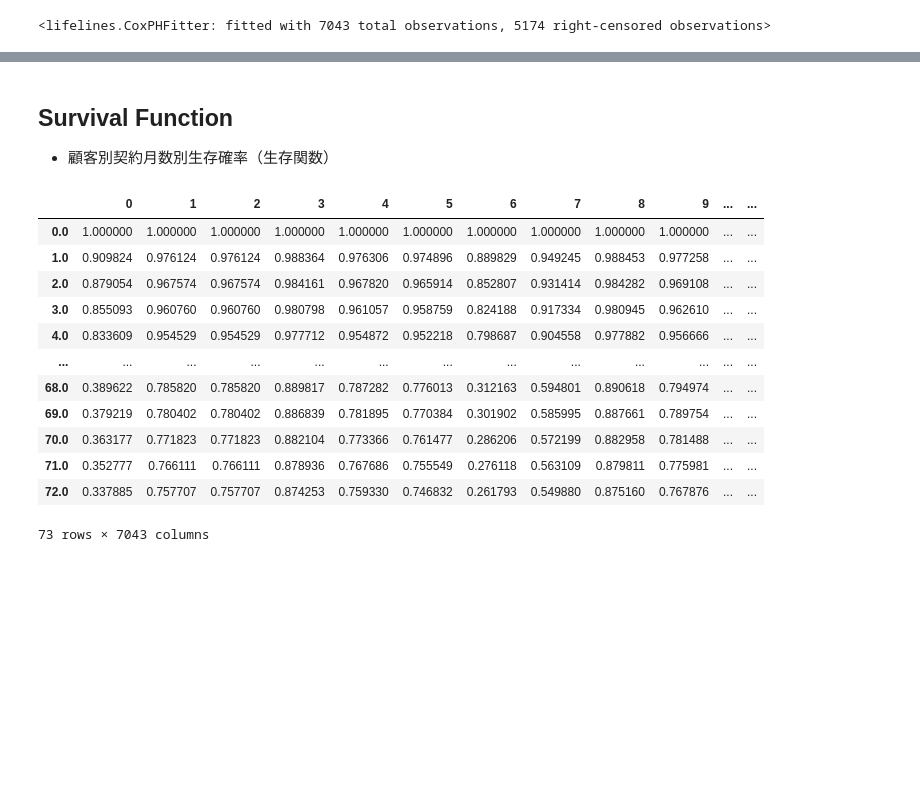
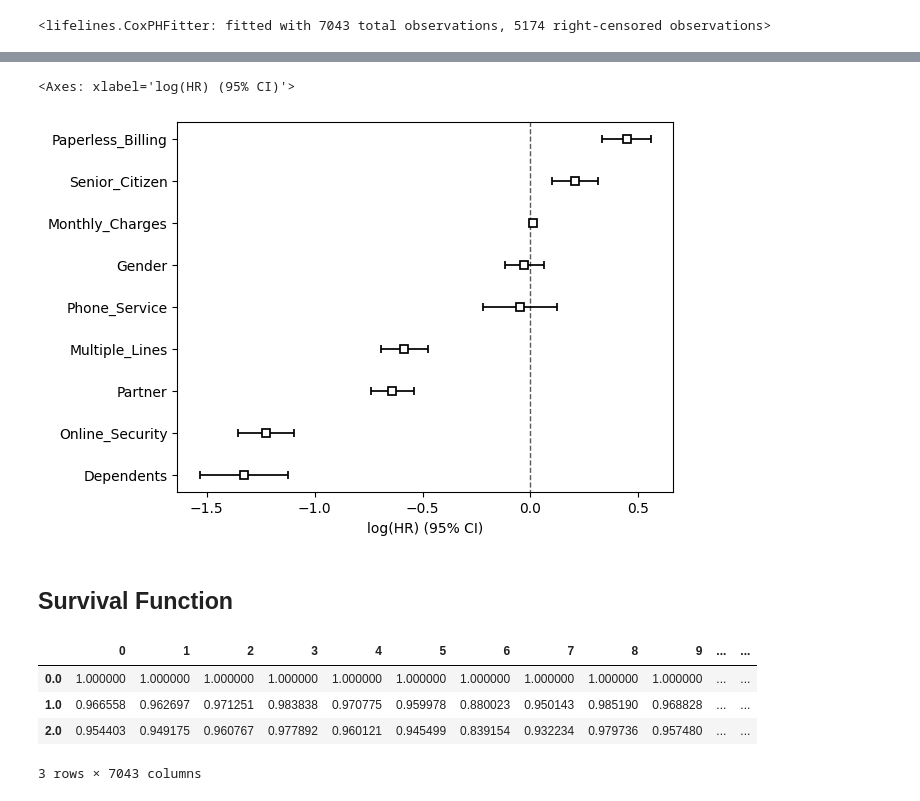
Before and after one commit to Kay-YOSHI/Survival-Analysis, a Jupyter notebook: survival_analysis.ipynb, the cells around one changed output, grey strips where cells are left out. Saved outputs shown, nothing was run; the diff lists cells and outputs as text; code cells hidden in the pictures; blank space fills up the shorter version.

```diff
--- a/survival_analysis.ipynb
+++ b/survival_analysis.ipynb
@@ -84,6 +113,8 @@ df[list_of_cols] = df[list_of_cols].replace({'Yes': 1, 'No': 0})
 
 # その他変換
 df['Gender'] = df['Gender'].replace({'Male':1, 'Female':0})
+df['Multiple_Lines'] = df['Multiple_Lines'].replace({'Yes': 1, 'No': 0, 'No phone service': 0})
+df['Online_Security'] = df['Online_Security'].replace({'Yes': 1, 'No': 0, 'No internet service': 0})
 
 df.head(3)
 # %% [output]
@@ -94,7 +125,18 @@ df.head(3)
 3 rows × 33 columns
 # %%
 # モデルに突っ込む用df
-vars = ['Tenure_Months', 'Churn_Value', 'Gender', 'Senior_Citizen', 'Partner', 'Dependents', 'Phone_Service', 'Paperless_Billing']
+vars = ['Tenure_Months',
+        'Churn_Value',
+        'Gender',
+        'Senior_Citizen',
+        'Partner',
+        'Dependents',
+        'Phone_Service',
+        'Multiple_Lines',
+        'Paperless_Billing',
+        'Monthly_Charges',
+        'Online_Security'
+]
 df_limited = df[vars]
 df_limited.head(3)
 # %% [output]
@@ -177,20 +225,18 @@ cph.print_summary()
+# %%
+# coefficient estimates and confidence intervals
+cph.plot()
+# %% [output]
+<Axes: xlabel='log(HR) (95% CI)'>
+[figure, added]
 # %% [markdown]
 ## Survival Function
-- 顧客別契約月数別生存確率（生存関数）
 # %%
+# 顧客ごとの生存関数を予測
 surv_func = cph.predict_survival_function(df_limited)
-surv_func
+surv_func.head(3)
 # %% [output]
 |  | 0 | 1 | 2 | 3 | 4 | 5 | 6 | 7 | 8 | 9 | ... | ... |
 | 0.0 | 1.000000 | 1.000000 | 1.000000 | 1.000000 | 1.000000 | 1.000000 | 1.000000 | 1.000000 | 1.000000 | 1.000000 | ... | ... |
-| 1.0 | 0.909824 | 0.976124 | 0.976124 | 0.988364 | 0.976306 | 0.974896 | 0.889829 | 0.949245 | 0.988453 | 0.977258 | ... | ... |
-| 2.0 | 0.879054 | 0.967574 | 0.967574 | 0.984161 | 0.967820 | 0.965914 | 0.852807 | 0.931414 | 0.984282 | 0.969108 | ... | ... |
-| 3.0 | 0.855093 | 0.960760 | 0.960760 | 0.980798 | 0.961057 | 0.958759 | 0.824188 | 0.917334 | 0.980945 | 0.962610 | ... | ... |
-| 4.0 | 0.833609 | 0.954529 | 0.954529 | 0.977712 | 0.954872 | 0.952218 | 0.798687 | 0.904558 | 0.977882 | 0.956666 | ... | ... |
-| ... | ... | ... | ... | ... | ... | ... | ... | ... | ... | ... | ... | ... |
-| 68.0 | 0.389622 | 0.785820 | 0.785820 | 0.889817 | 0.787282 | 0.776013 | 0.312163 | 0.594801 | 0.890618 | 0.794974 | ... | ... |
-| 69.0 | 0.379219 | 0.780402 | 0.780402 | 0.886839 | 0.781895 | 0.770384 | 0.301902 | 0.585995 | 0.887661 | 0.789754 | ... | ... |
-| 70.0 | 0.363177 | 0.771823 | 0.771823 | 0.882104 | 0.773366 | 0.761477 | 0.286206 | 0.572199 | 0.882958 | 0.781488 | ... | ... |
-| 71.0 | 0.352777 | 0.766111 | 0.766111 | 0.878936 | 0.767686 | 0.755549 | 0.276118 | 0.563109 | 0.879811 | 0.775981 | ... | ... |
-| 72.0 | 0.337885 | 0.757707 | 0.757707 | 0.874253 | 0.759330 | 0.746832 | 0.261793 | 0.549880 | 0.875160 | 0.767876 | ... | ... |
+| 1.0 | 0.966558 | 0.962697 | 0.971251 | 0.983838 | 0.970775 | 0.959978 | 0.880023 | 0.950143 | 0.985190 | 0.968828 | ... | ... |
+| 2.0 | 0.954403 | 0.949175 | 0.960767 | 0.977892 | 0.960121 | 0.945499 | 0.839154 | 0.932234 | 0.979736 | 0.957480 | ... | ... |
-73 rows × 7043 columns
+3 rows × 7043 columns
```
Also changed, not shown: parts of 17 cells of this notebook.
